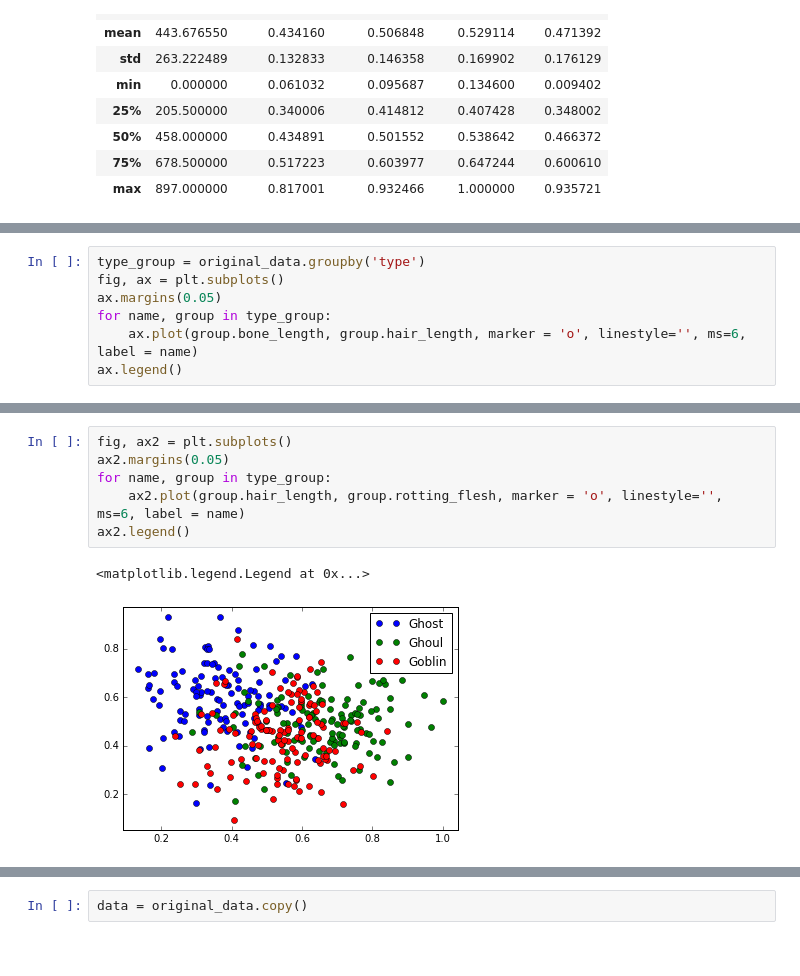
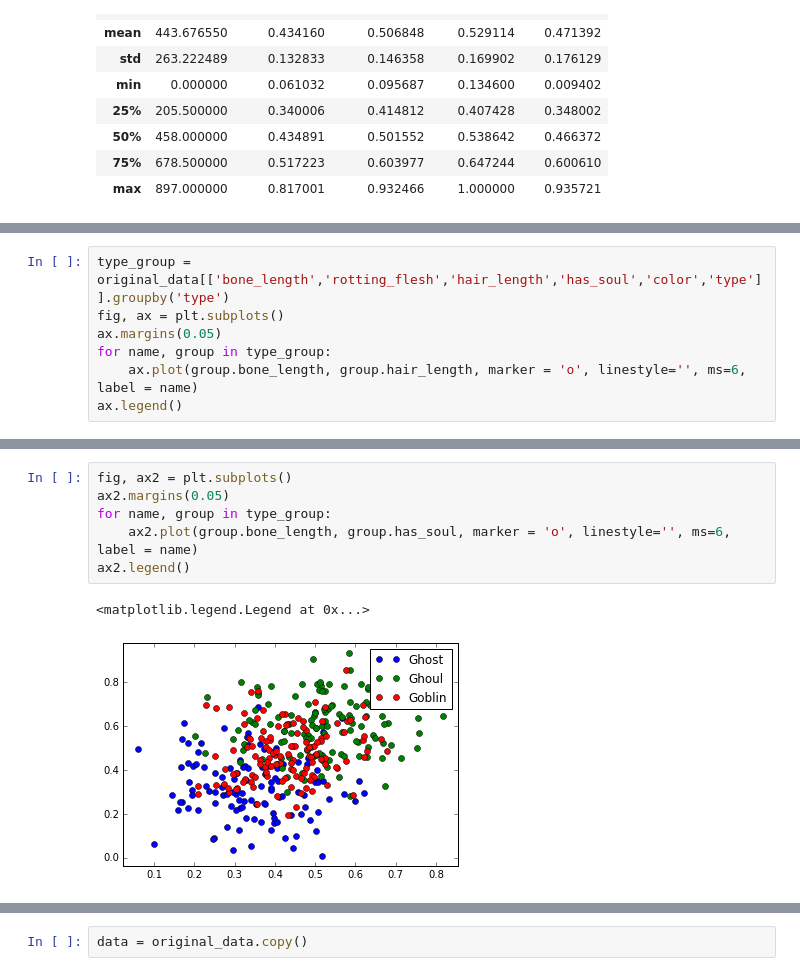
Before and after one commit to nasolim/kaggle_monster_hunt, a Jupyter notebook: Kaggle Monster Challenge - Pattern Classification Attempt 2.ipynb, the cells around one changed output, grey strips where cells are left out. Drawn from its saved outputs; the diff is of its cells as text.

```diff
--- a/Kaggle Monster Challenge - Pattern Classification Attempt 2.ipynb
+++ b/Kaggle Monster Challenge - Pattern Classification Attempt 2.ipynb
@@ -69,5 +151,5 @@ original_data['type'].value_counts(), original_data['type'].value_counts()/len(o
 # %%
-type_group = original_data.groupby('type')
+type_group = original_data[['bone_length','rotting_flesh','hair_length','has_soul','color','type']].groupby('type')
 fig, ax = plt.subplots()
 ax.margins(0.05)
 for name, group in type_group:
@@ -80,9 +215,9 @@ There doesnt seem to be a clear divide amongst the three. Although Ghost and Gho
 # %%
 fig, ax2 = plt.subplots()
 ax2.margins(0.05)
 for name, group in type_group:
-    ax2.plot(group.hair_length, group.rotting_flesh, marker = 'o', linestyle='', ms=6, label = name)
+    ax2.plot(group.bone_length, group.has_soul, marker = 'o', linestyle='', ms=6, label = name)
 ax2.legend()
 # %% [output]
 <matplotlib.legend.Legend at 0x...>
-[figure, old version]
+[figure, new version]
```
Also changed, not shown: parts of 20 cells of this notebook.
